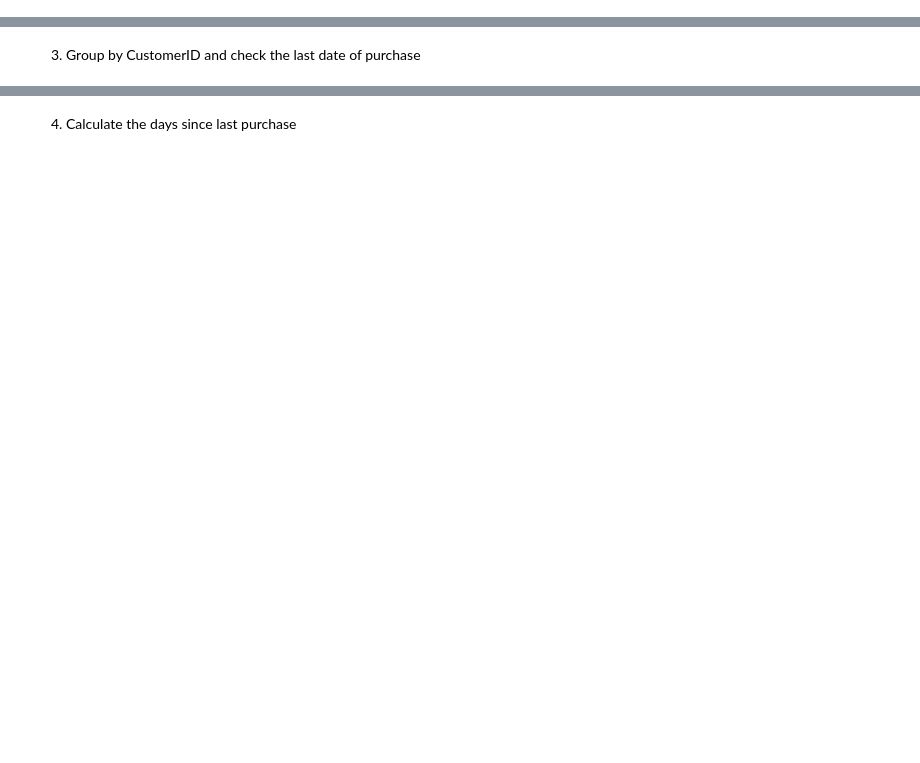
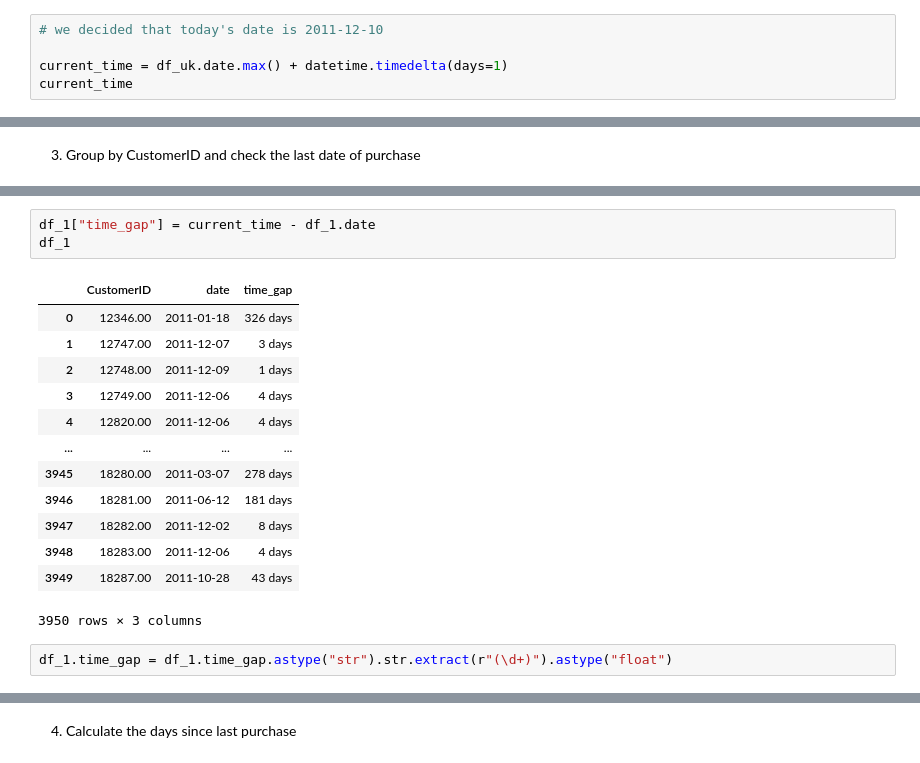
Before and after one commit to habip-bingol/Projects, a Jupyter notebook: ML_Projects/Capstone Projects/Customer_Segmentation/Customer_Segmentation_Student_Notebook_Capstone_1_V2.ipynb, the cells around one changed output, grey strips where cells are left out. Saved outputs shown, nothing was run; the diff lists cells and outputs as text; blank space fills up the shorter version.

```diff
--- a/ML_Projects/Capstone Projects/Customer_Segmentation/Customer_Segmentation_Student_Notebook_Capstone_1_V2.ipynb
+++ b/ML_Projects/Capstone Projects/Customer_Segmentation/Customer_Segmentation_Student_Notebook_Capstone_1_V2.ipynb
@@ -885,0 +935,5 @@ To calculate the recency values, follow these steps in order:
+# %%
+# we decided that today's date is 2011-12-10
+
+current_time = df_uk.date.max() + datetime.timedelta(days=1)
+current_time
@@ -889,0 +980,19 @@ To calculate the recency values, follow these steps in order:
+# %%
+df_1["time_gap"] = current_time - df_1.date
+df_1
+# %% [output]
+|  | CustomerID | date | time_gap |
+| 0 | 12346.00 | 2011-01-18 | 326 days |
+| 1 | 12747.00 | 2011-12-07 | 3 days |
+| 2 | 12748.00 | 2011-12-09 | 1 days |
+| 3 | 12749.00 | 2011-12-06 | 4 days |
+| 4 | 12820.00 | 2011-12-06 | 4 days |
+| ... | ... | ... | ... |
+| 3945 | 18280.00 | 2011-03-07 | 278 days |
+| 3946 | 18281.00 | 2011-06-12 | 181 days |
+| 3947 | 18282.00 | 2011-12-02 | 8 days |
+| 3948 | 18283.00 | 2011-12-06 | 4 days |
+| 3949 | 18287.00 | 2011-10-28 | 43 days |
+3950 rows × 3 columns
+# %%
+df_1.time_gap = df_1.time_gap.astype("str").str.extract(r"(\d+)").astype("float")
```
Also changed, not shown: parts of 13 cells of this notebook.
